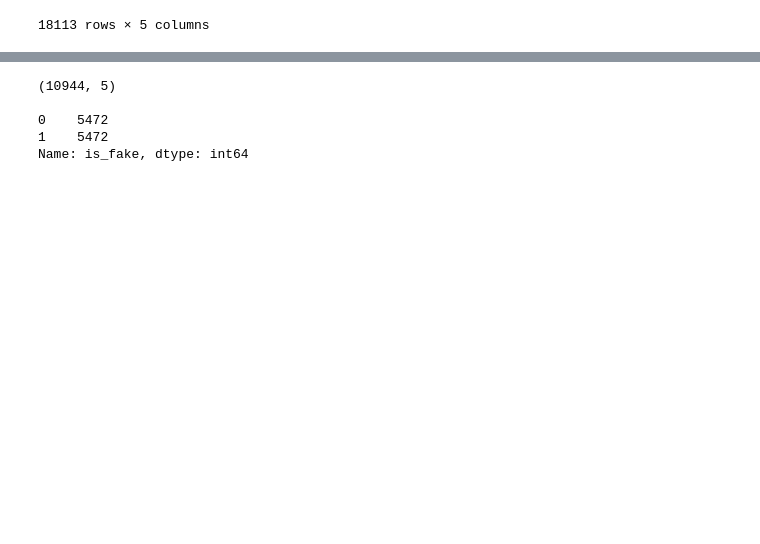
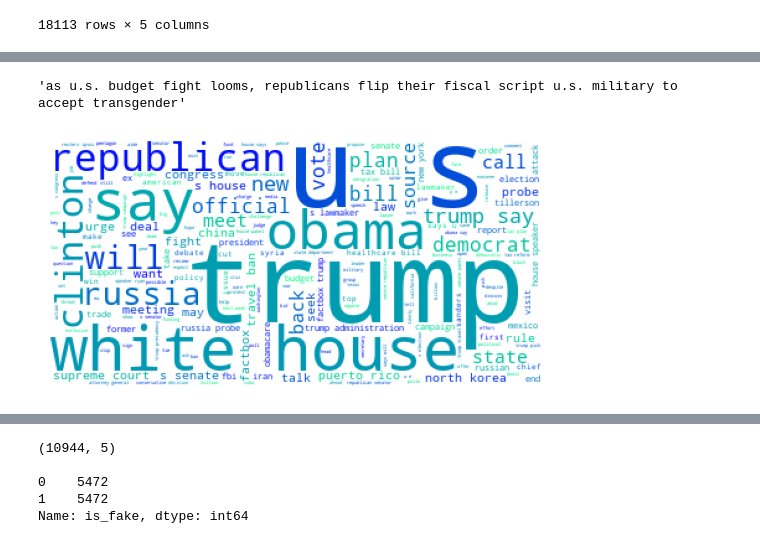
Before and after one commit to system-rowb/Data-Portfolio, a Jupyter notebook: NLP/Fake_news/Fake_news.ipynb, the cells around one changed output, grey strips where cells are left out. Saved outputs shown, nothing was run; the diff lists cells and outputs as text; code cells hidden in the pictures; blank space fills up the shorter version.

```diff
--- a/NLP/Fake_news/Fake_news.ipynb
+++ b/NLP/Fake_news/Fake_news.ipynb
@@ -136,0 +175,16 @@ Name: is_fake, dtype: int64
+# %%
+# Create a string/text with the concatenation of ALL real news
+real_titles = " ".join(pnews.query("is_fake == 0").title.str.lower())
+# Show the head of `real_titles`
+real_titles[:100]
+# %% [output]
+'as u.s. budget fight looms, republicans flip their fiscal script u.s. military to accept transgender'
+# %%
+# Create the wordcloud with real titles
+real_titles_wc = WordCloud(stopwords=STOPWORDS, background_color='white', colormap='winter', random_state=RANDOM_STATE).generate(real_titles)
+
+# Show the wordcloud
+plt.imshow(real_titles_wc)
+_ = plt.axis('off')
+# %% [output]
+[figure, added]
```
Also changed, not shown: parts of 31 cells of this notebook.
